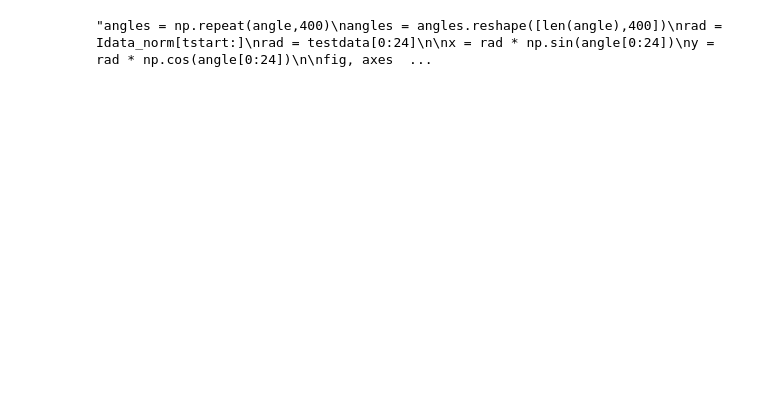
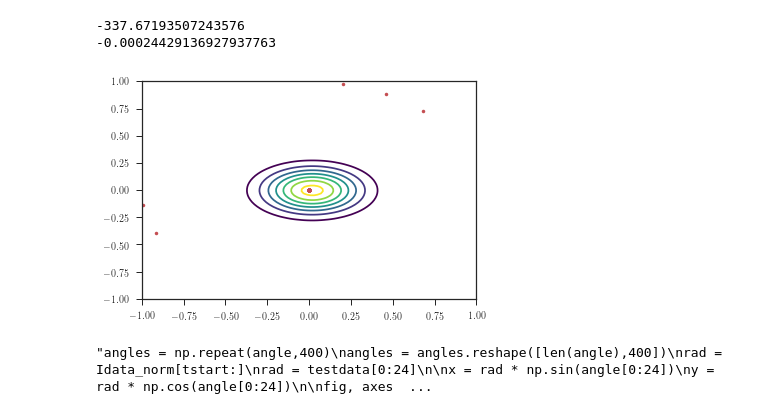
Before and after one commit to lmaesampson/MetaPop, a Jupyter notebook: Code/EllipseFit.ipynb, the cells around one changed output. Saved outputs shown, nothing was run; the diff lists cells and outputs as text; code cells hidden in the pictures; blank space fills up the shorter version.

```diff
--- a/Code/EllipseFit.ipynb
+++ b/Code/EllipseFit.ipynb
@@ -237,3 +420,72 @@ plt.polar(angle,Idata_norm[:]);
+# %%
+#This runs the Gaussian fit MCMC:
+#(as you can see by the plot at the bottom, the results are not encouraging.)
+r = Idata_norm[-10*24:,0]
+t = angle[-10*24:]
+
+x = r*np.cos(t)
+y = r*np.sin(t)
+
+data = np.stack([x,y],axis=1)
+
+param0 = np.array([0.,0.5,0.5,0.5,0.])
+like0 = gLike(param0,data)
+print like0
+
+params = param0.copy()
+Nstep = 100000
+
+chain = []
+chain.append(param0)
+
+Lchain = []
+Lchain.append(like0)
+for j in range(Nstep):
+    s = np.random.rand(1)
+    if s>0.75:
+        ptry = bigstep(params)
+    elif s>0.5:
+        ptry = tinystep(params)
+    else:
+        ptry = smallstep(params)
+
+    like_try = gLike(ptry,data)
+
+    H = np.random.rand(1)
+    h = np.exp(like_try - like0)
+
+    if H<h:
+        params = ptry
+        like0 = like_try
+
+    chain.append(params)
+    Lchain.append(like0)
+
+
+chain = np.array(chain)
+print np.mean(chain[500:,0])
+
+size = 100
+mean_x = 0.019
+mean_y = -0.003
+sigma_x = 0.038
+sigma_y = 0.019
+sigma_xy = 0.0
+
+
+xplot = np.linspace(-1., 1., size)
+yplot = np.linspace(-1., 1., size)
+
+xplot, yplot = np.meshgrid(xplot, yplot)
+z = (1/(2*np.pi*np.sqrt(sigma_x*sigma_y)) * np.exp(-((xplot-mean_x)**2/(2*sigma_x)
+     + (yplot-mean_y)**2/(2*sigma_y))))
+
+plt.contour(xplot,yplot,z,cmap='viridis')
+plt.plot(x,y,'r.');
+# %% [output]
+-337.67193507243576
+-0.00024429136927937763
+[figure, added]
 # %%
 #This will draw a polar plot with the line changing as a function of time, but the output is confusing me.
 '''angles = np.repeat(angle,400)
```
Also changed, not shown: parts of 17 cells of this notebook, 1 other file.
